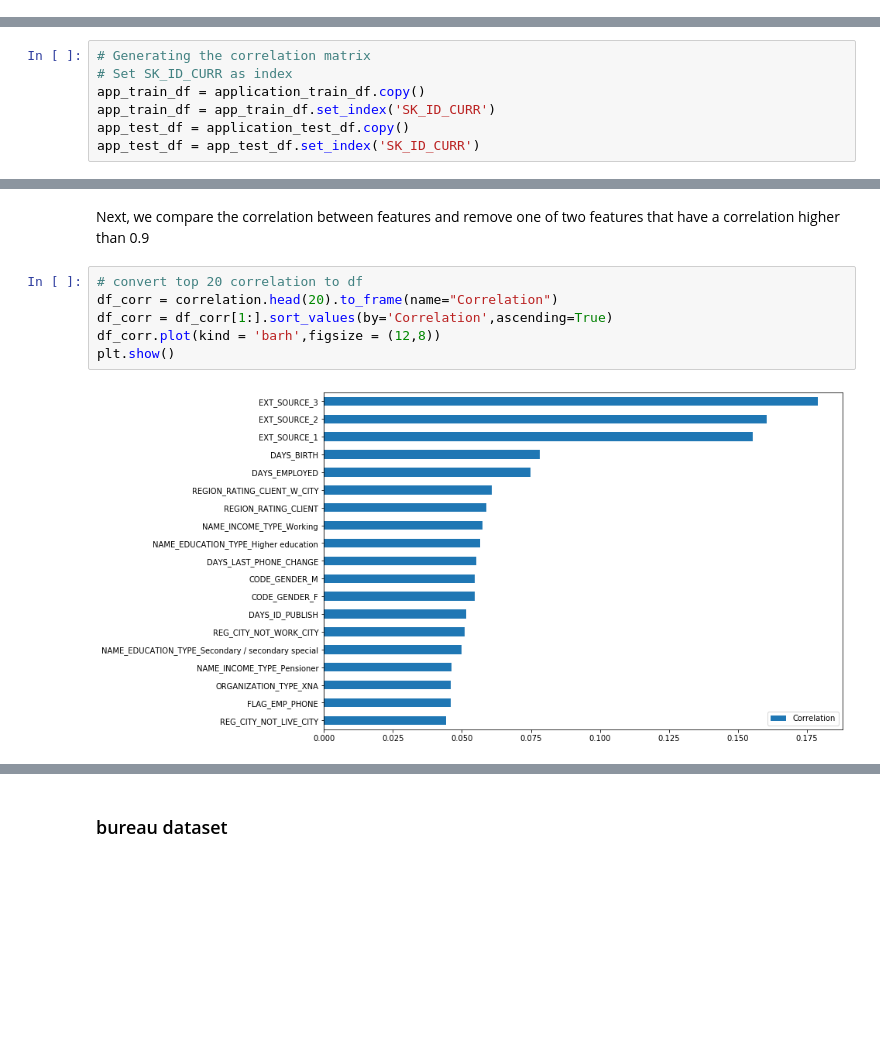
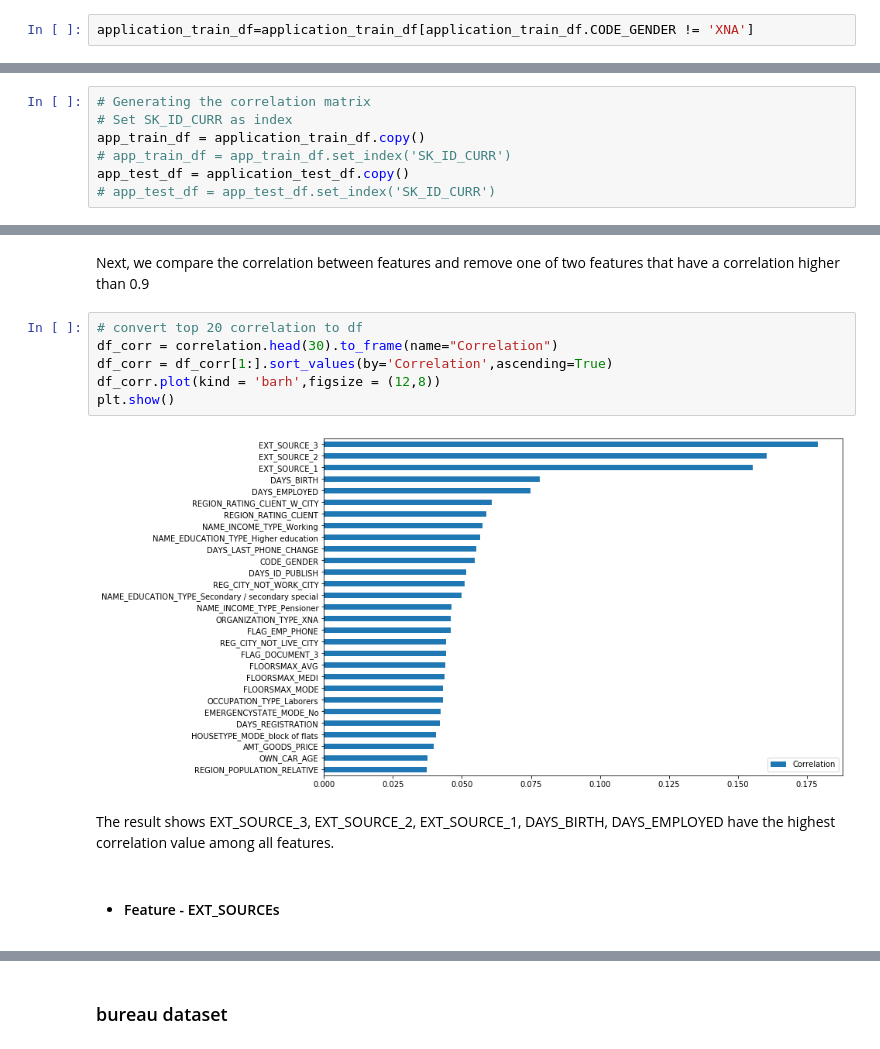
Before and after one commit to masonxmh/Project3, a Jupyter notebook: analysis.ipynb, the cells around one changed output, grey strips where cells are left out. Cells and saved outputs as stored; diff of their text form; blank space fills up the shorter version.

```diff
--- a/analysis.ipynb
+++ b/analysis.ipynb
@@ -146,3 +162,5 @@ Try to screen each column and determine if the datatype or values are useful as
+# %%
+application_train_df=application_train_df[application_train_df.CODE_GENDER != 'XNA']
 # %% [markdown]
 * #### Check age outlier
 # %%
@@ -294,9 +313,9 @@ or
 # Generating the correlation matrix
 # Set SK_ID_CURR as index
 app_train_df = application_train_df.copy()
-app_train_df = app_train_df.set_index('SK_ID_CURR')
+# app_train_df = app_train_df.set_index('SK_ID_CURR')
 app_test_df = application_test_df.copy()
-app_test_df = app_test_df.set_index('SK_ID_CURR')
+# app_test_df = app_test_df.set_index('SK_ID_CURR')
 # %%
 #generating the correlation matrix
 corr = app_train_df.corr()
@@ -328,9 +347,13 @@ Name: TARGET, dtype: float64
 Next, we compare the correlation between features and remove one of two features that have a correlation higher than 0.9
 # %%
 # convert top 20 correlation to df
-df_corr = correlation.head(20).to_frame(name="Correlation")
+df_corr = correlation.head(30).to_frame(name="Correlation")
 df_corr = df_corr[1:].sort_values(by='Correlation',ascending=True)
 df_corr.plot(kind = 'barh',figsize = (12,8))
 plt.show()
 # %% [output]
-[figure, old version]
+[figure, new version]
+# %% [markdown]
+The result shows EXT_SOURCE_3, EXT_SOURCE_2, EXT_SOURCE_1, DAYS_BIRTH, DAYS_EMPLOYED have the highest correlation value among all features.
+# %% [markdown]
+* #### Feature - EXT_SOURCEs
```
Also changed, not shown: parts of 49 cells of this notebook.
